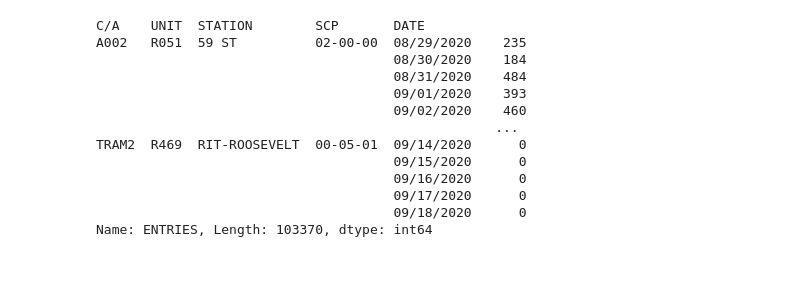
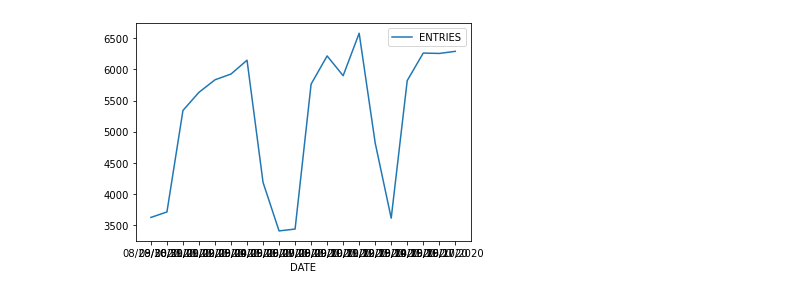
Before and after one commit to zhouandrewc/mta-project, a Jupyter notebook: zhou_andrew_challenge_01.ipynb, the cells around one changed output. Cells and saved outputs as stored; diff of their text form; code cells hidden in the pictures; blank space fills up the shorter version.

```diff
--- a/zhou_andrew_challenge_01.ipynb
+++ b/zhou_andrew_challenge_01.ipynb
@@ -62,2 +48,3 @@ plt.plot(dates,entries)
 # %%
-daily_entries.groupby(["C/A", "UNIT", "STATION"]).sum()
+area_groups = turnstile_groups.groupby(["C/A", "UNIT", "STATION", "DATE"]).sum()
+station_groups = turnstile_groups.groupby(["STATION", "DATE"]).sum()
@@ -95,17 +51,8 @@ daily_entries_2.head(30)
-# %%
-daily_entries_3 = daily_entries.groupby(["C/A", "UNIT", "STATION", "DATE"])
-daily_entries_3.head(30)
-# %% [output]
-C/A    UNIT  STATION        SCP       DATE
-A002   R051  59 ST          02-00-00  08/29/2020    235
-                                      08/30/2020    184
-                                      08/31/2020    484
-                                      09/01/2020    393
-                                      09/02/2020    460
-                                                   ...
-TRAM2  R469  RIT-ROOSEVELT  00-05-01  09/14/2020      0
-                                      09/15/2020      0
-                                      09/16/2020      0
-                                      09/17/2020      0
-                                      09/18/2020      0
-Name: ENTRIES, Length: 103370, dtype: int64
+# %%
+station_list = station_groups.index.droplevel(1).unique()
+single_station = station_list[0]
+single_station_df = station_groups.loc[single_station]
+# %%
+plot = sns.lineplot(data=station_groups.loc[single_station])
+# %% [output]
+[figure, added]
```
Also changed, not shown: parts of 14 cells of this notebook.
